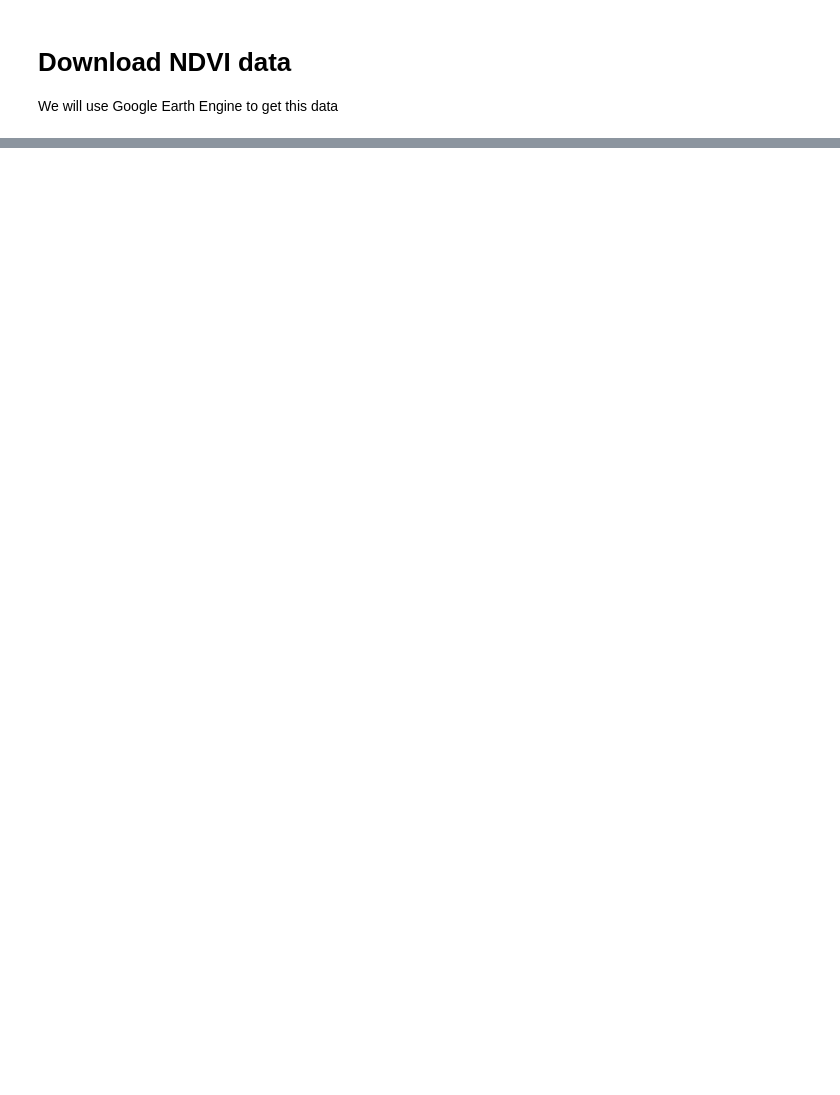
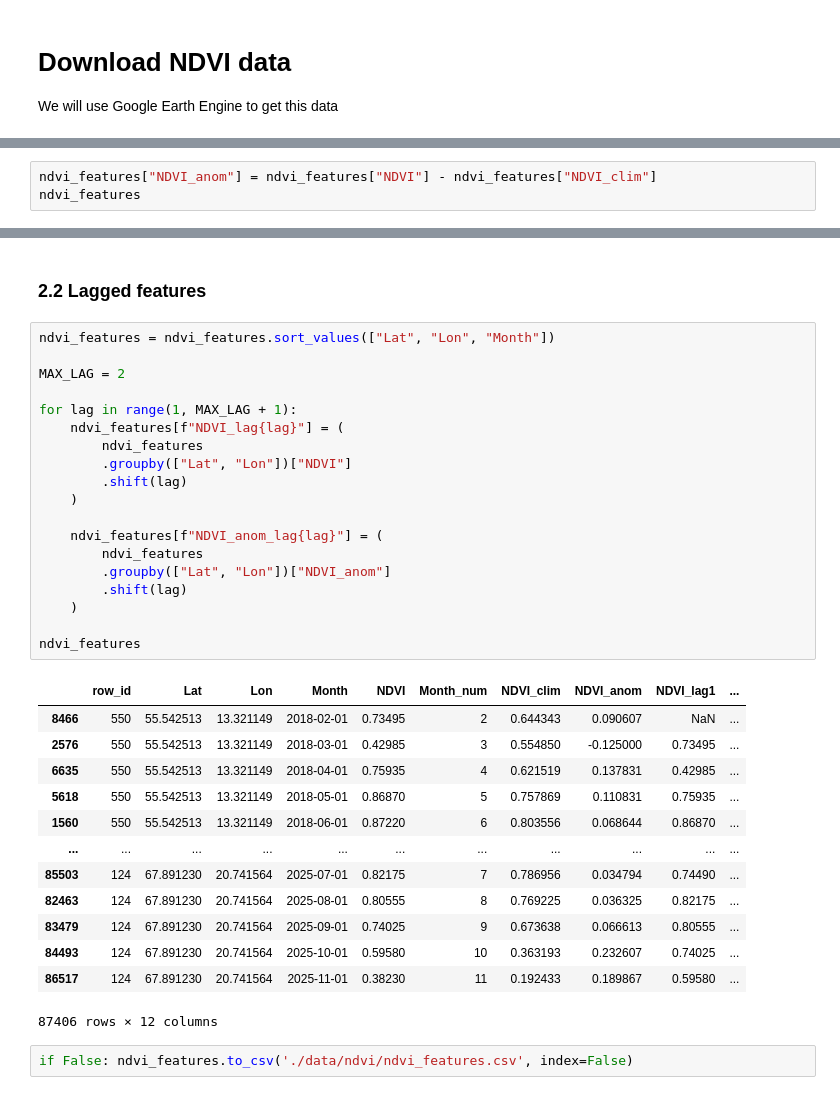
Before and after one commit to jpruzcuen/scalable_ml, a Jupyter notebook: data_ndvi.ipynb, the cells around one changed output, grey strips where cells are left out. Cells and saved outputs as stored; diff of their text form; blank space fills up the shorter version.

```diff
--- a/data_ndvi.ipynb
+++ b/data_ndvi.ipynb
@@ -177,0 +166,3 @@ ndvi_df
+# %%
+ndvi_features["NDVI_anom"] = ndvi_features["NDVI"] - ndvi_features["NDVI_clim"]
+ndvi_features
@@ -177,0 +183,37 @@ ndvi_df
+# %% [markdown]
+### 2.2 Lagged features
+# %%
+ndvi_features = ndvi_features.sort_values(["Lat", "Lon", "Month"])
+
+MAX_LAG = 2
+
+for lag in range(1, MAX_LAG + 1):
+    ndvi_features[f"NDVI_lag{lag}"] = (
+        ndvi_features
+        .groupby(["Lat", "Lon"])["NDVI"]
+        .shift(lag)
+    )
+
+    ndvi_features[f"NDVI_anom_lag{lag}"] = (
+        ndvi_features
+        .groupby(["Lat", "Lon"])["NDVI_anom"]
+        .shift(lag)
+    )
+
+ndvi_features
+# %% [output]
+|  | row_id | Lat | Lon | Month | NDVI | Month_num | NDVI_clim | NDVI_anom | NDVI_lag1 | ... |
+| 8466 | 550 | 55.542513 | 13.321149 | 2018-02-01 | 0.73495 | 2 | 0.644343 | 0.090607 | NaN | ... |
+| 2576 | 550 | 55.542513 | 13.321149 | 2018-03-01 | 0.42985 | 3 | 0.554850 | -0.125000 | 0.73495 | ... |
+| 6635 | 550 | 55.542513 | 13.321149 | 2018-04-01 | 0.75935 | 4 | 0.621519 | 0.137831 | 0.42985 | ... |
+| 5618 | 550 | 55.542513 | 13.321149 | 2018-05-01 | 0.86870 | 5 | 0.757869 | 0.110831 | 0.75935 | ... |
+| 1560 | 550 | 55.542513 | 13.321149 | 2018-06-01 | 0.87220 | 6 | 0.803556 | 0.068644 | 0.86870 | ... |
+| ... | ... | ... | ... | ... | ... | ... | ... | ... | ... | ... |
+| 85503 | 124 | 67.891230 | 20.741564 | 2025-07-01 | 0.82175 | 7 | 0.786956 | 0.034794 | 0.74490 | ... |
+| 82463 | 124 | 67.891230 | 20.741564 | 2025-08-01 | 0.80555 | 8 | 0.769225 | 0.036325 | 0.82175 | ... |
+| 83479 | 124 | 67.891230 | 20.741564 | 2025-09-01 | 0.74025 | 9 | 0.673638 | 0.066613 | 0.80555 | ... |
+| 84493 | 124 | 67.891230 | 20.741564 | 2025-10-01 | 0.59580 | 10 | 0.363193 | 0.232607 | 0.74025 | ... |
+| 86517 | 124 | 67.891230 | 20.741564 | 2025-11-01 | 0.38230 | 11 | 0.192433 | 0.189867 | 0.59580 | ... |
+87406 rows × 12 columns
+# %%
+if False: ndvi_features.to_csv('./data/ndvi/ndvi_features.csv', index=False)
```
Also changed, not shown: parts of 14 cells of this notebook, 8 other files.
